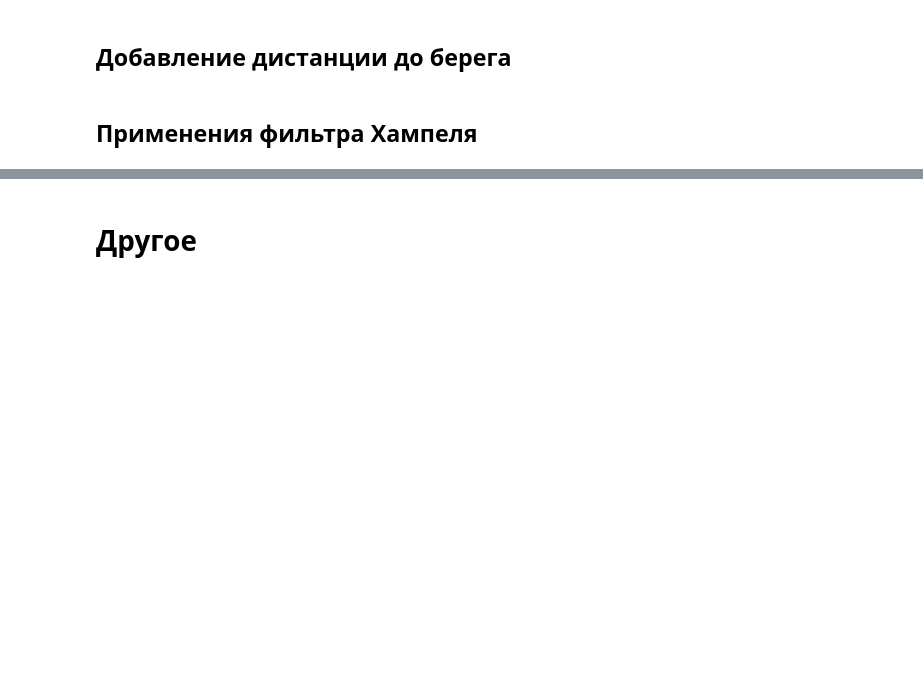
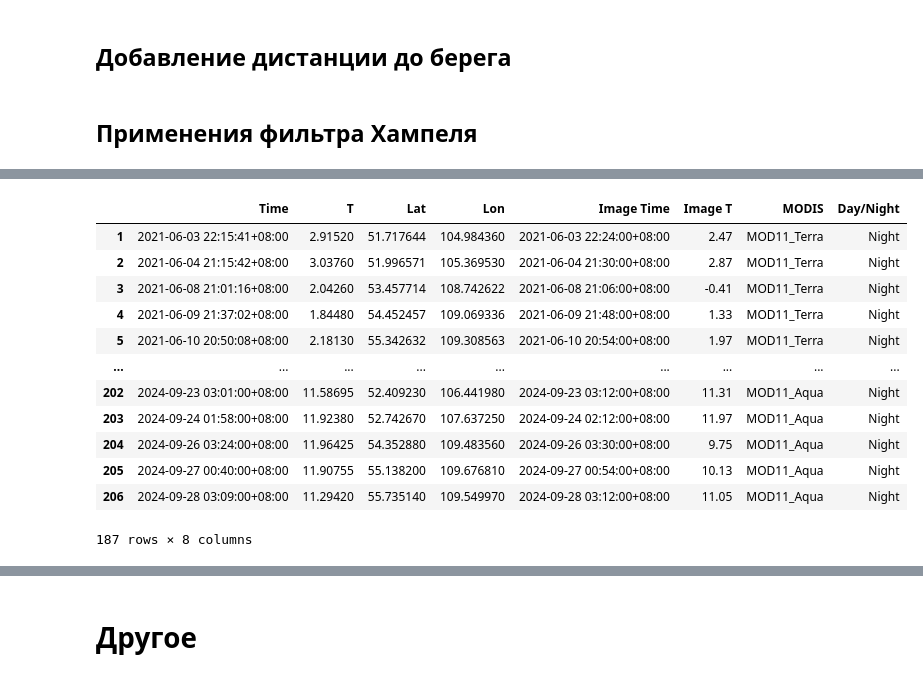
Before and after one commit to tobaffoon/baikal_vkr, a Jupyter notebook: Валидация/prepare_data.ipynb, the cells around one changed output, grey strips where cells are left out. Drawn from its saved outputs; the diff is of its cells as text; code cells hidden in the pictures; blank space fills up the shorter version.

```diff
--- a/Валидация/prepare_data.ipynb
+++ b/Валидация/prepare_data.ipynb
@@ -246,0 +288,16 @@ modis_df_filtered
+# %%
+mod11_night_df_filtered
+# %% [output]
+|  | Time | T | Lat | Lon | Image Time | Image T | MODIS | Day/Night |
+| 1 | 2021-06-03 22:15:41+08:00 | 2.91520 | 51.717644 | 104.984360 | 2021-06-03 22:24:00+08:00 | 2.47 | MOD11_Terra | Night |
+| 2 | 2021-06-04 21:15:42+08:00 | 3.03760 | 51.996571 | 105.369530 | 2021-06-04 21:30:00+08:00 | 2.87 | MOD11_Terra | Night |
+| 3 | 2021-06-08 21:01:16+08:00 | 2.04260 | 53.457714 | 108.742622 | 2021-06-08 21:06:00+08:00 | -0.41 | MOD11_Terra | Night |
+| 4 | 2021-06-09 21:37:02+08:00 | 1.84480 | 54.452457 | 109.069336 | 2021-06-09 21:48:00+08:00 | 1.33 | MOD11_Terra | Night |
+| 5 | 2021-06-10 20:50:08+08:00 | 2.18130 | 55.342632 | 109.308563 | 2021-06-10 20:54:00+08:00 | 1.97 | MOD11_Terra | Night |
+| ... | ... | ... | ... | ... | ... | ... | ... | ... |
+| 202 | 2024-09-23 03:01:00+08:00 | 11.58695 | 52.409230 | 106.441980 | 2024-09-23 03:12:00+08:00 | 11.31 | MOD11_Aqua | Night |
+| 203 | 2024-09-24 01:58:00+08:00 | 11.92380 | 52.742670 | 107.637250 | 2024-09-24 02:12:00+08:00 | 11.97 | MOD11_Aqua | Night |
+| 204 | 2024-09-26 03:24:00+08:00 | 11.96425 | 54.352880 | 109.483560 | 2024-09-26 03:30:00+08:00 | 9.75 | MOD11_Aqua | Night |
+| 205 | 2024-09-27 00:40:00+08:00 | 11.90755 | 55.138200 | 109.676810 | 2024-09-27 00:54:00+08:00 | 10.13 | MOD11_Aqua | Night |
+| 206 | 2024-09-28 03:09:00+08:00 | 11.29420 | 55.735140 | 109.549970 | 2024-09-28 03:12:00+08:00 | 11.05 | MOD11_Aqua | Night |
+187 rows × 8 columns
```
Also changed, not shown: parts of 15 cells of this notebook, 32 other files.
